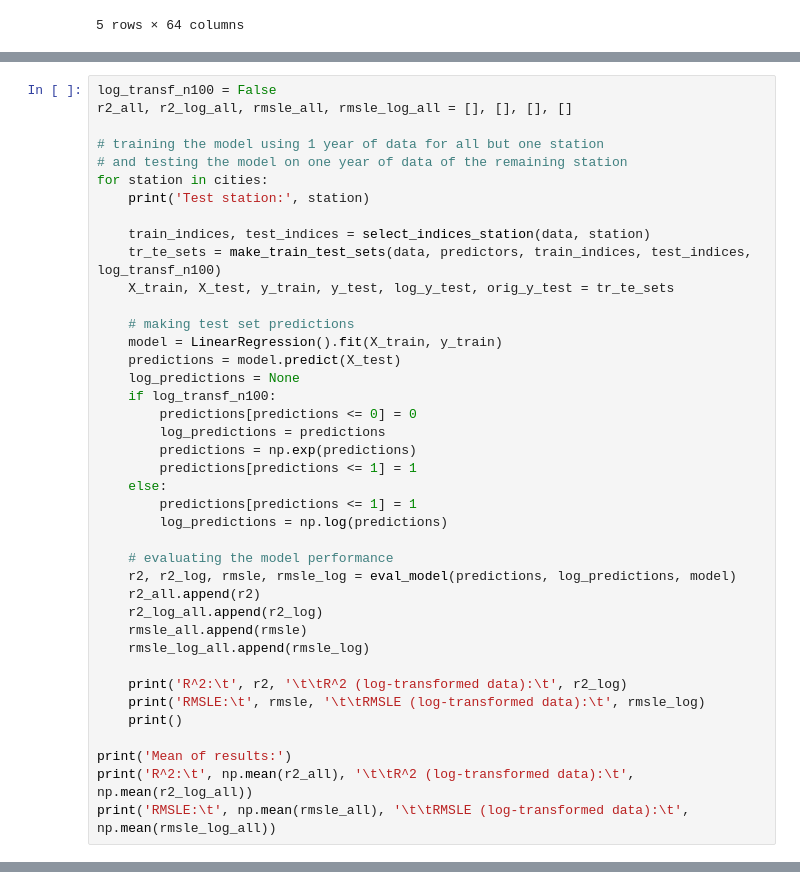
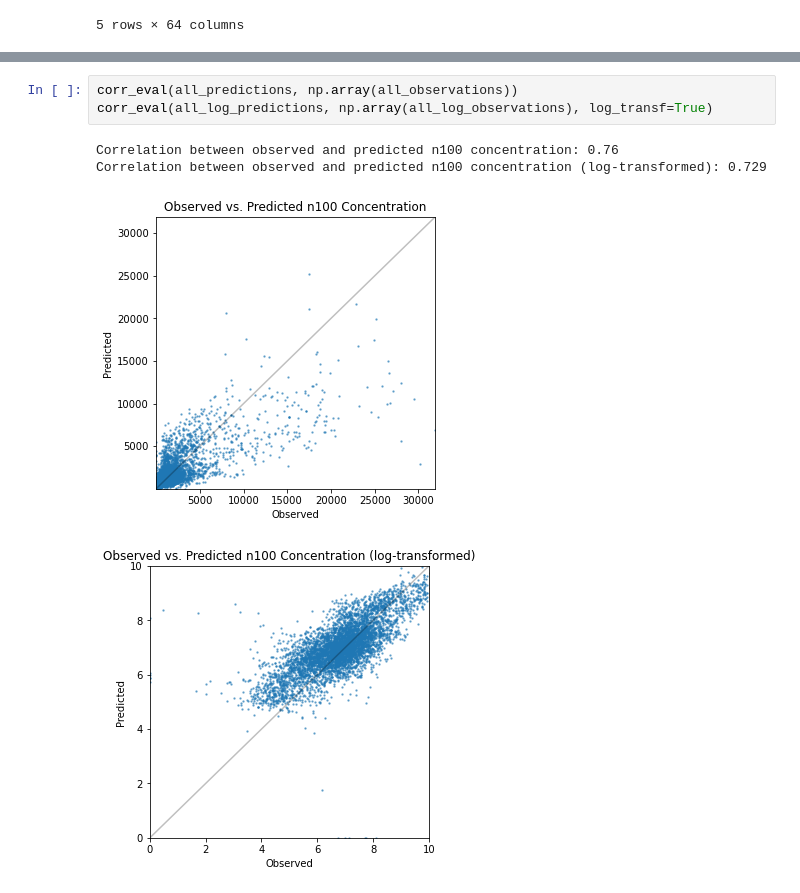
Before and after one commit to ellarauth/CCN-proxy-modeling, a Jupyter notebook: modelling.ipynb, the cells around one changed output, grey strips where cells are left out. Saved outputs shown, nothing was run; the diff lists cells and outputs as text.

```diff
--- a/modelling.ipynb
+++ b/modelling.ipynb
@@ -267,40 +273,0 @@ sns.heatmap(corr_coll, xticklabels=['n100', 'n100_log']+predictors, yticklabels=
-# %%
-log_transf_n100 = False
-r2_all, r2_log_all, rmsle_all, rmsle_log_all = [], [], [], []
-
-# training the model using 1 year of data for all but one station
-# and testing the model on one year of data of the remaining station
-for station in cities:
-    print('Test station:', station)
-
-    train_indices, test_indices = select_indices_station(data, station)
-    tr_te_sets = make_train_test_sets(data, predictors, train_indices, test_indices, log_transf_n100)
-    X_train, X_test, y_train, y_test, log_y_test, orig_y_test = tr_te_sets
-
-    # making test set predictions
-    model = LinearRegression().fit(X_train, y_train)
-    predictions = model.predict(X_test)
-    log_predictions = None
-    if log_transf_n100:
-        predictions[predictions <= 0] = 0
-        log_predictions = predictions
-        predictions = np.exp(predictions)
-        predictions[predictions <= 1] = 1
-    else:
-        predictions[predictions <= 1] = 1
-        log_predictions = np.log(predictions)
-
-    # evaluating the model performance
-    r2, r2_log, rmsle, rmsle_log = eval_model(predictions, log_predictions, model)
-    r2_all.append(r2)
-    r2_log_all.append(r2_log)
-    rmsle_all.append(rmsle)
-    rmsle_log_all.append(rmsle_log)
-
-    print('R^2:\t', r2, '\t\tR^2 (log-transformed data):\t', r2_log)
-    print('RMSLE:\t', rmsle, '\t\tRMSLE (log-transformed data):\t', rmsle_log)
-    print()
-
-print('Mean of results:')
-print('R^2:\t', np.mean(r2_all), '\t\tR^2 (log-transformed data):\t', np.mean(r2_log_all))
-print('RMSLE:\t', np.mean(rmsle_all), '\t\tRMSLE (log-transformed data):\t', np.mean(rmsle_log_all))
@@ -324,0 +410,8 @@ RMSLE:   0.9058471496671713             RMSLE (log-transformed data):    0.14135
+# %%
+corr_eval(all_predictions, np.array(all_observations))
+corr_eval(all_log_predictions, np.array(all_log_observations), log_transf=True)
+# %% [output]
+Correlation between observed and predicted n100 concentration: 0.76
+Correlation between observed and predicted n100 concentration (log-transformed): 0.729
+[figure, added]
+[figure, added]
```
Also changed, not shown: parts of 16 cells of this notebook, 1 other file.
